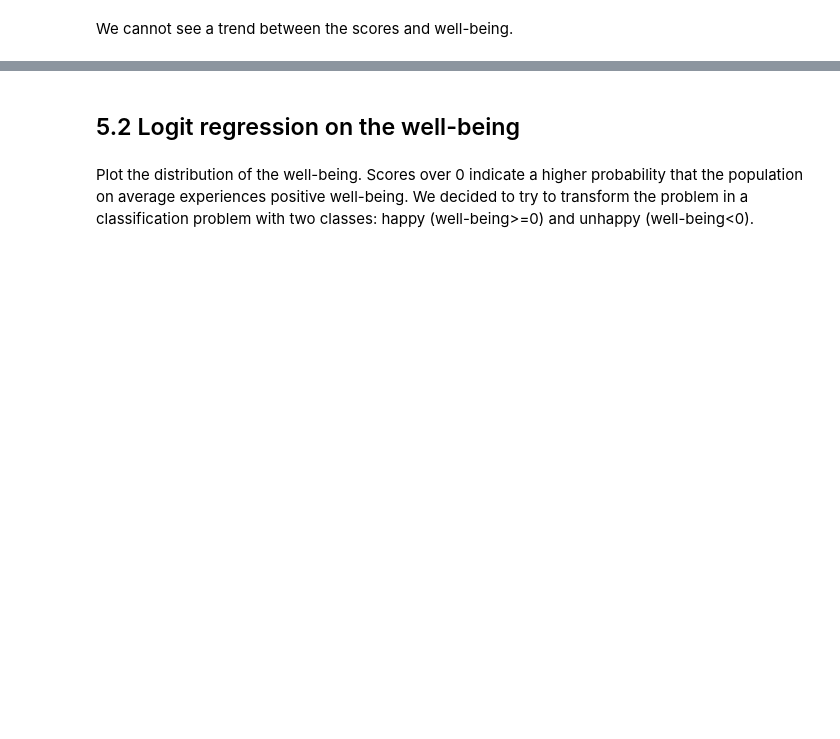
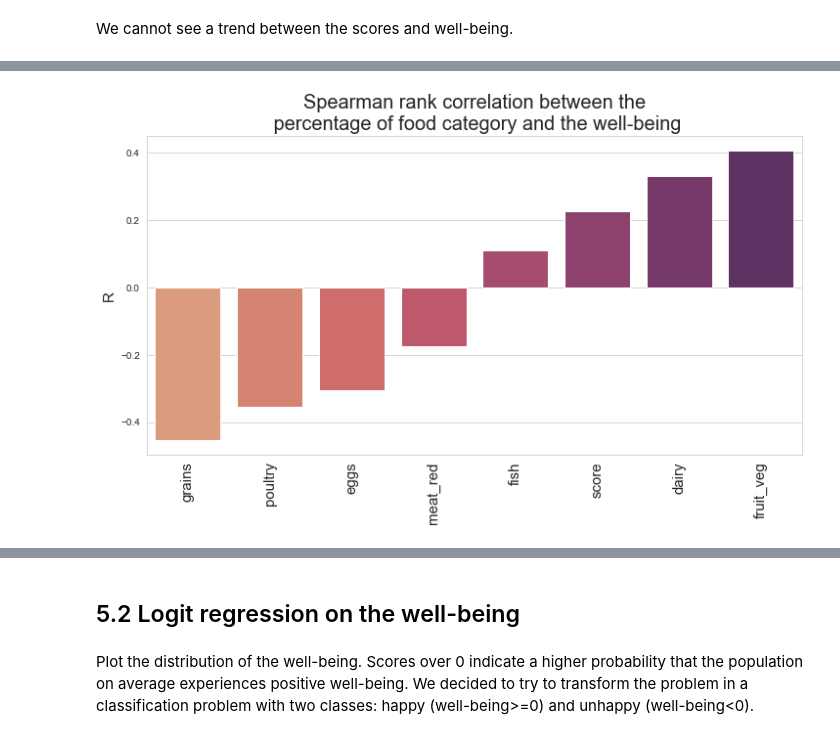
Before and after one commit to epfl-ada/ada-2020-project-milestone-p3-p3_improvise-adapt-overcome, a Jupyter notebook: p4_milestone.ipynb, the cells around one changed output, grey strips where cells are left out. Drawn from its saved outputs; the diff is of its cells as text; code cells hidden in the pictures; blank space fills up the shorter version.

```diff
--- a/p4_milestone.ipynb
+++ b/p4_milestone.ipynb
@@ -204,8 +192,0 @@ for nutrient in fda_nutrients:
-# %%
-food_categories = ["fruit_veg", "grains", "dairy", "meat_red", "poultry", "eggs", "fish"]
-spearman_categories = {}
-spearman_categories_plot = {}
-
-for category in food_categories:
-    spearman_categories[category] = stats.spearmanr(df["f_%s_weight"%category],df['well_being'])
-    spearman_categories_plot[category] = spearman_categories[category].correlation
@@ -487,0 +407,14 @@ We cannot see a trend between the scores and well-being.
+# %%
+plt.figure(figsize=(12,6))
+sns.barplot(data=pd.DataFrame(spearman_categories_plot),
+            order=list(spearman_categories_plot.keys()), palette='flare')
+plt.title("Spearman rank correlation between the\n percentage of food category and the well-being", fontsize=20)
+plt.ylabel('R', fontsize=15)
+plt.gca().set_xticklabels(
+    labels=plt.gca().get_xticklabels(),
+    rotation=90,
+    horizontalalignment='center',
+    fontsize=15)
+plt.gcf().savefig("images/spearman_wiki_score.png", bbox_inches='tight');
+# %% [output]
+[figure, added]
```
Also changed, not shown: parts of 44 cells of this notebook, 8 other files.
